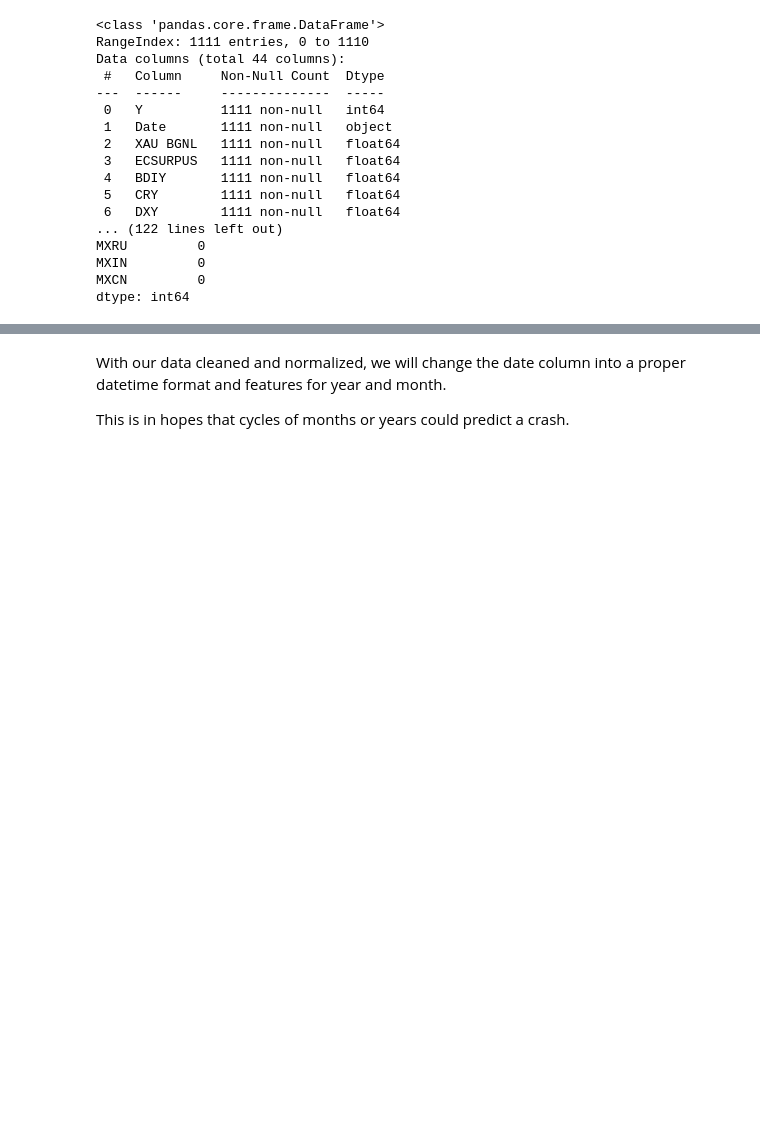
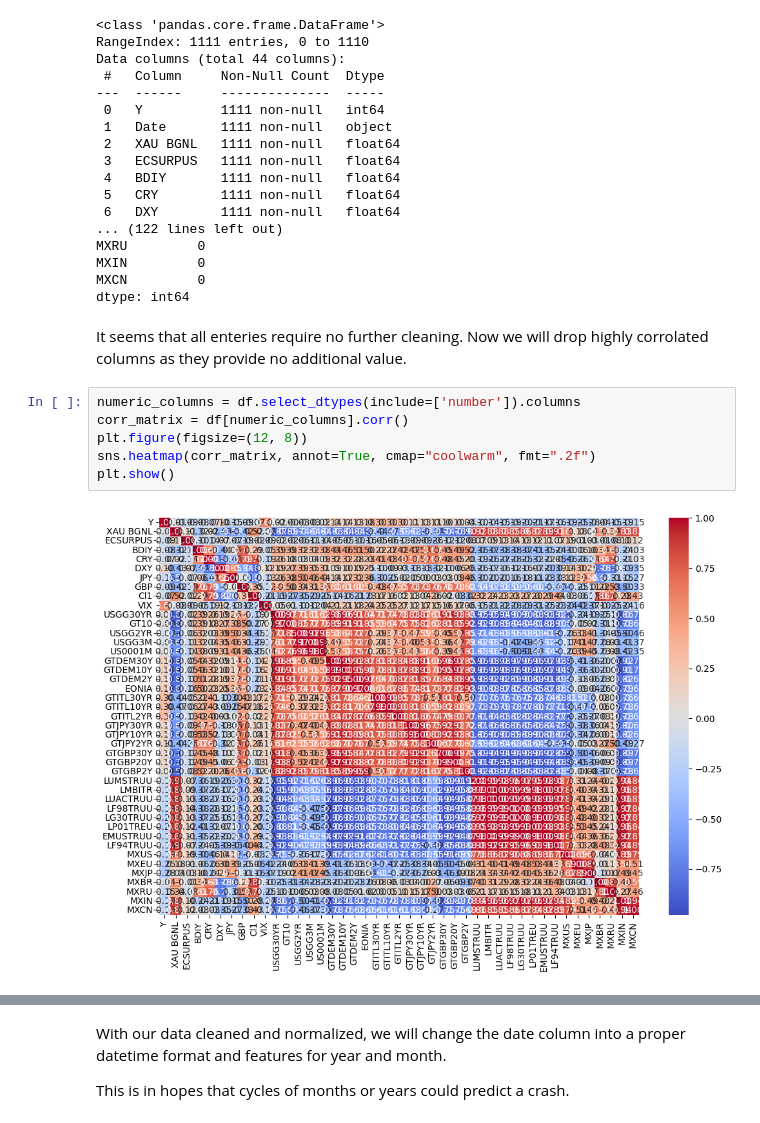
Before and after one commit to Adhijaan/market-anom-detection, a Jupyter notebook: PreprocessLabeled.ipynb, the cells around one changed output, grey strips where cells are left out. Drawn from its saved outputs; the diff is of its cells as text; blank space fills up the shorter version.

```diff
--- a/PreprocessLabeled.ipynb
+++ b/PreprocessLabeled.ipynb
@@ -39,3 +39,13 @@ MXRU         0
 MXIN         0
 MXCN         0
 dtype: int64
+# %% [markdown]
+It seems that all enteries require no further cleaning. Now we will drop highly corrolated columns as they provide no additional value.
+# %%
+numeric_columns = df.select_dtypes(include=['number']).columns
+corr_matrix = df[numeric_columns].corr()
+plt.figure(figsize=(12, 8))
+sns.heatmap(corr_matrix, annot=True, cmap="coolwarm", fmt=".2f")
+plt.show()
+# %% [output]
+[figure, added]
```
Also changed, not shown: parts of 11 cells of this notebook, 2 other files.
